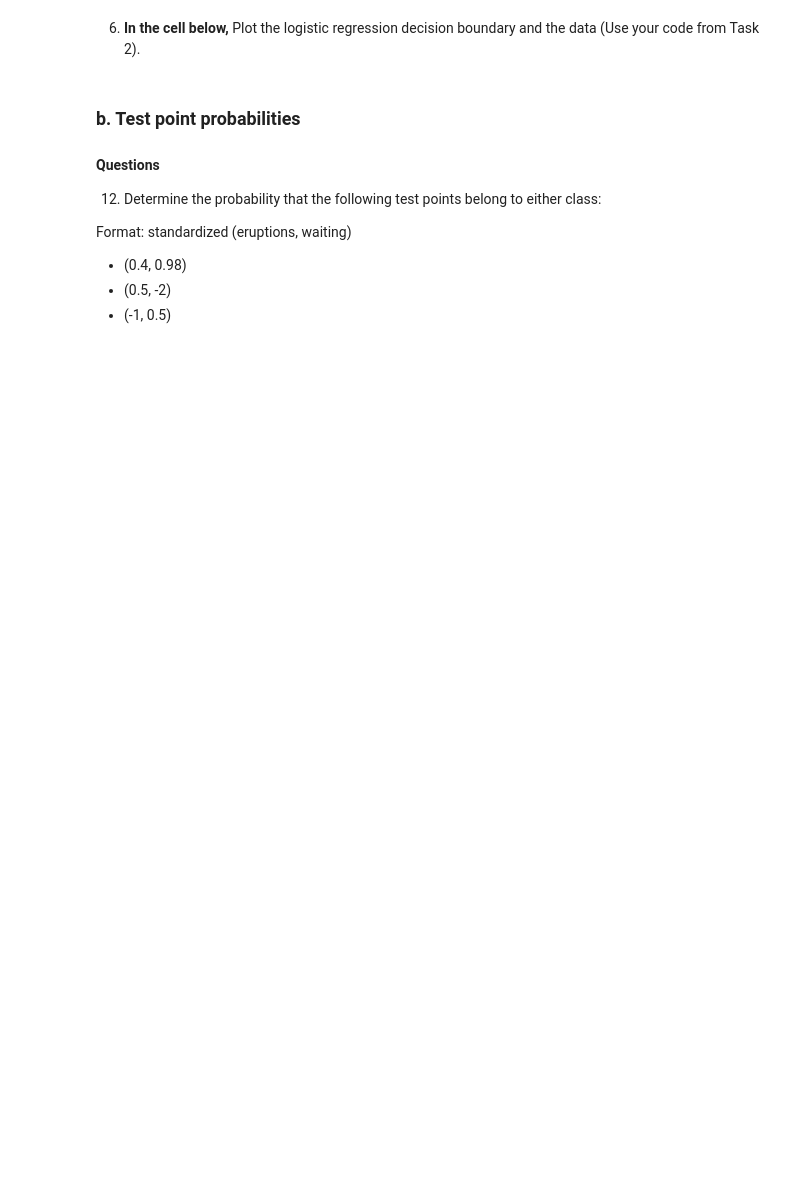
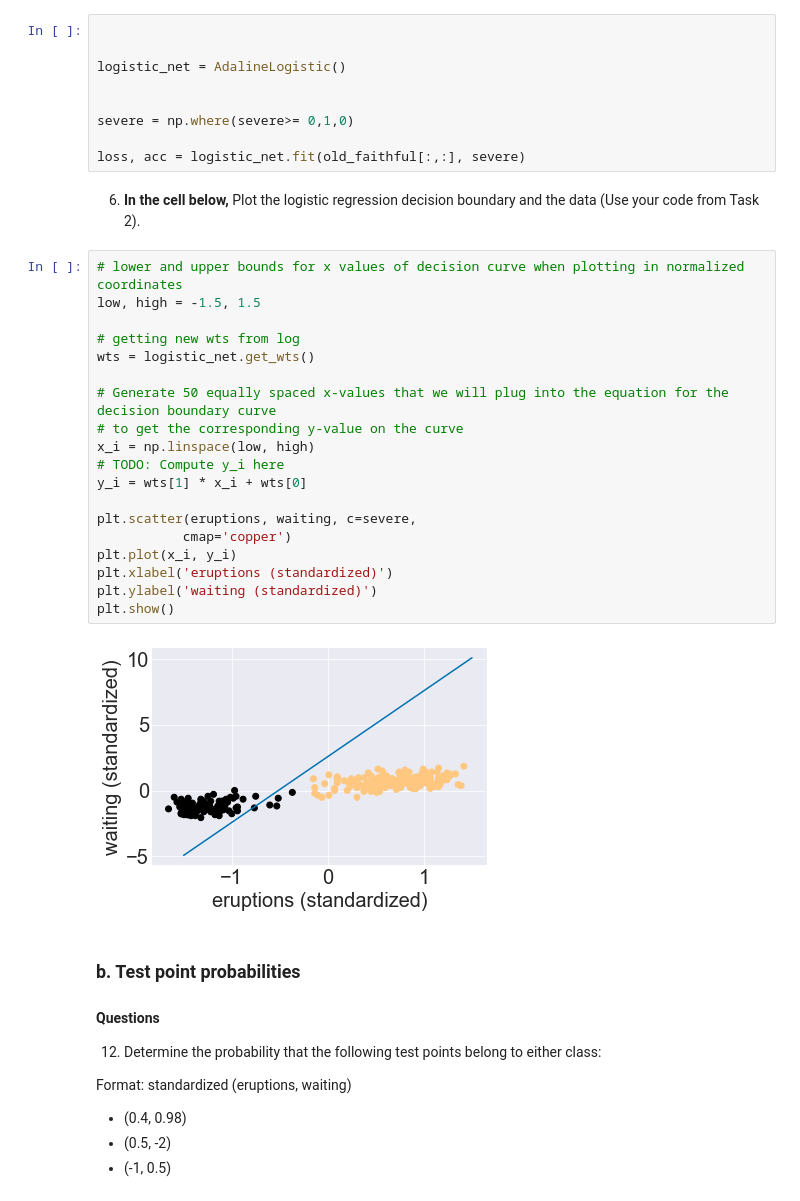
Before and after one commit to ejseal21/NeuralNetworks, a Jupyter notebook: project1/binary_regression.ipynb, the cells around one changed output. Cells and saved outputs as stored; diff of their text form; blank space fills up the shorter version.

```diff
--- a/project1/binary_regression.ipynb
+++ b/project1/binary_regression.ipynb
@@ -122,7 +140,37 @@ where $z_i$ is the activation to input sample $i$ and $y_i$ is the corresponding
 # %%
 from adaline_logistic import AdalineLogistic
+# %%
+
+
+logistic_net = AdalineLogistic()
+
+
+severe = np.where(severe>= 0,1,0)
+
+loss, acc = logistic_net.fit(old_faithful[:,:], severe)
 # %% [markdown]
 6. **In the cell below,** Plot the logistic regression decision boundary and the data (Use your code from Task 2).
+# %%
+# lower and upper bounds for x values of decision curve when plotting in normalized coordinates
+low, high = -1.5, 1.5
+
+# getting new wts from log
+wts = logistic_net.get_wts()
+
+# Generate 50 equally spaced x-values that we will plug into the equation for the decision boundary curve
+# to get the corresponding y-value on the curve
+x_i = np.linspace(low, high)
+# TODO: Compute y_i here
+y_i = wts[1] * x_i + wts[0]
+
+plt.scatter(eruptions, waiting, c=severe,
+           cmap='copper')
+plt.plot(x_i, y_i)
+plt.xlabel('eruptions (standardized)')
+plt.ylabel('waiting (standardized)')
+plt.show()
+# %% [output]
+[figure, added]
 # %% [markdown]
 ### b. Test point probabilities
 
```
Also changed, not shown: parts of 10 cells of this notebook, 2 other files.
